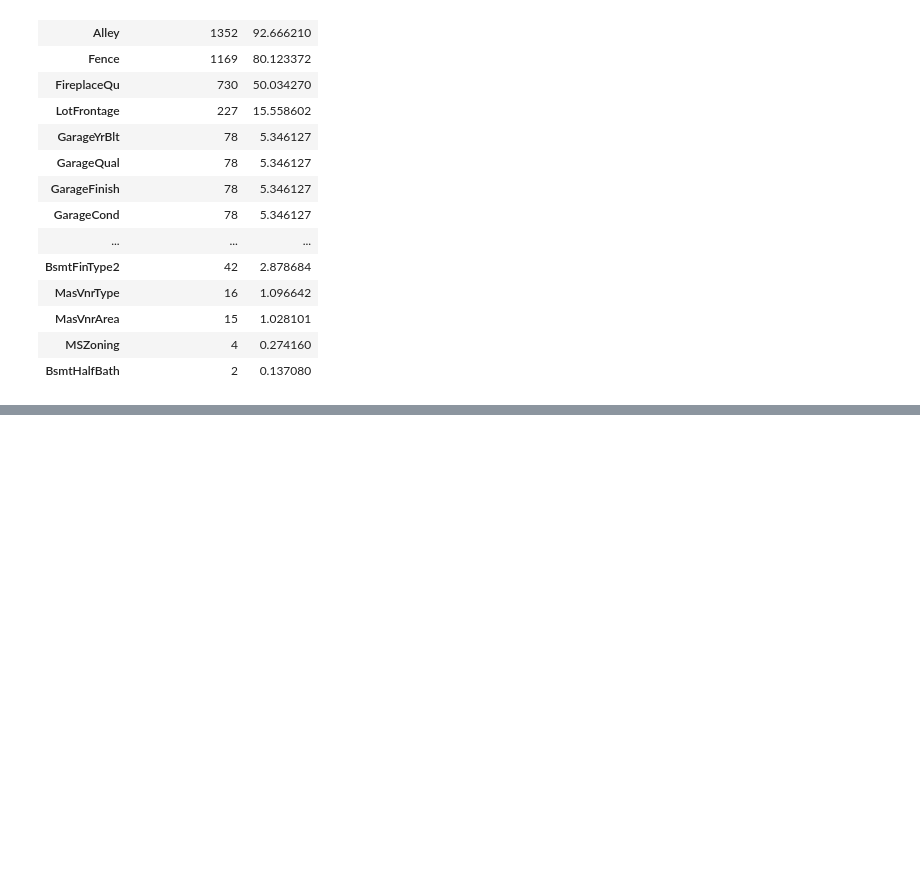
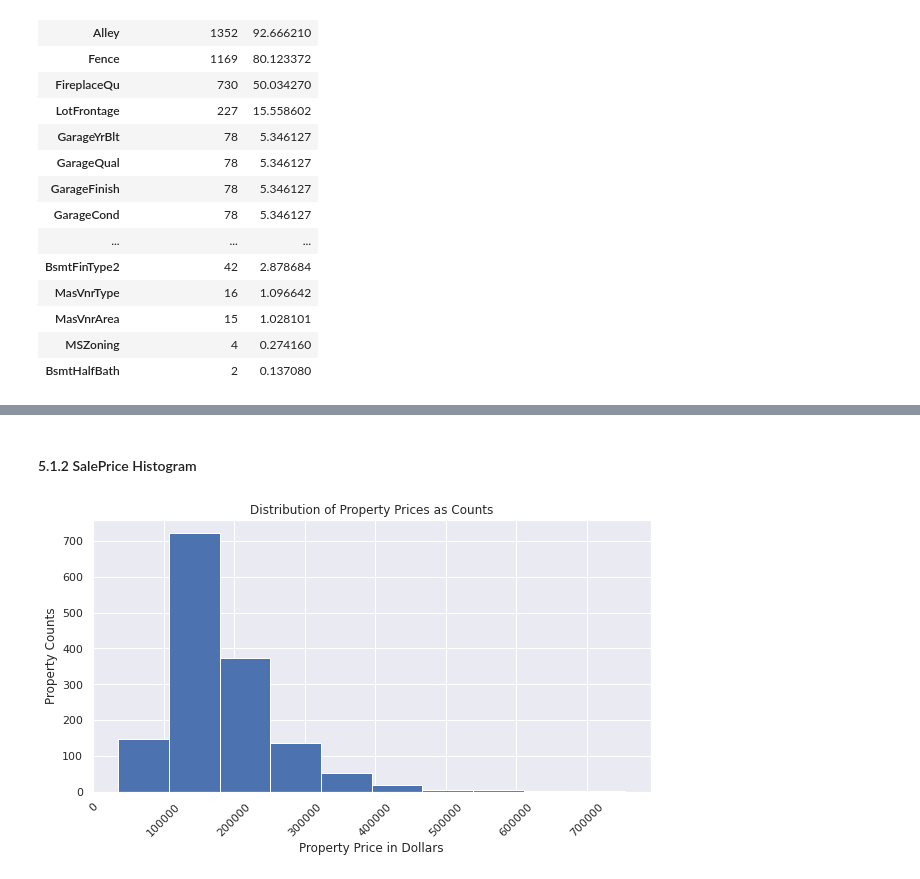
Before and after one commit to wondrousWebWorks/house-price-regression, a Jupyter notebook: jupyter_notebooks/02 - ExploratoryDataAnalysis.ipynb, the cells around one changed output, grey strips where cells are left out. Saved outputs shown, nothing was run; the diff lists cells and outputs as text; code cells hidden in the pictures; blank space fills up the shorter version.

Commit message:
Add Exploratory Data Analysis section with sections for exploring SalePrice correlation with SalePrice

```diff
--- a/jupyter_notebooks/02 - ExploratoryDataAnalysis.ipynb
+++ b/jupyter_notebooks/02 - ExploratoryDataAnalysis.ipynb
@@ -191,0 +197,3 @@ df_test_missing_table.head(20)
+# %%
+# Set Seaborn as the theme for plotting
+sns.set_theme()
@@ -191,0 +218,11 @@ df_test_missing_table.head(20)
+# %% [markdown]
+#### 5.1.2 SalePrice Histogram
+# %%
+fig, ax = plt.subplots(figsize=(10,5))
+ax.hist(df_train['SalePrice'])
+plt.title("Distribution of Property Prices as Counts")
+plt.xlabel("Property Price in Dollars")
+plt.ylabel("Property Counts")
+plt.xticks(rotation=45);
+# %% [output]
+[figure, added]
```
Also changed, not shown: parts of 15 cells of this notebook.
